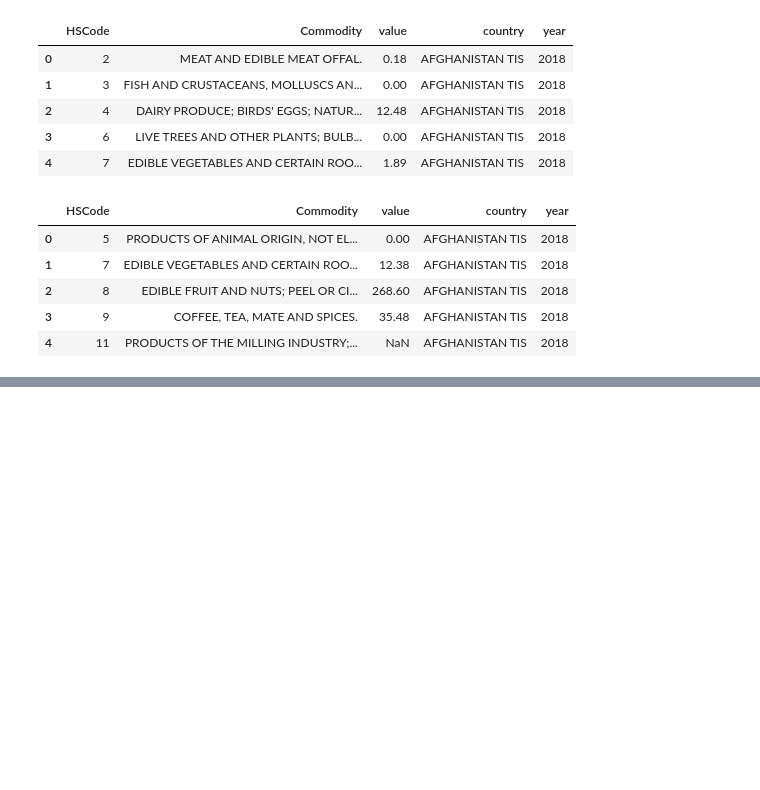
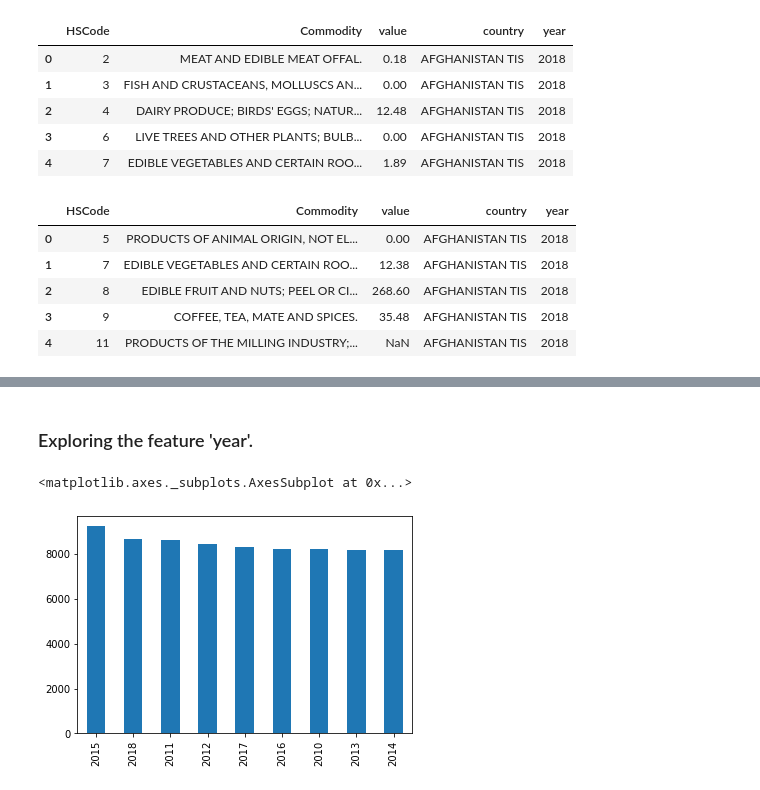
Before and after one commit to Titashmkhrj/Exploration-of-Indian-trade-project, a Jupyter notebook: India_trade_data.ipynb, the cells around one changed output, grey strips where cells are left out. Drawn from its saved outputs; the diff is of its cells as text; code cells hidden in the pictures; blank space fills up the shorter version.

Commit message:
added exploratory data analysis

```diff
--- a/India_trade_data.ipynb
+++ b/India_trade_data.ipynb
@@ -39,8 +39,8 @@ import matplotlib.pyplot as plt
 * 2018-2010_export.csv - export data
 * 2018-2010_import.csv - import data
 # %%
-export_data = pd.read_csv('2018-2010_export.csv')
-import_data = pd.read_csv('2018-2010_import.csv')
+export_data = pd.read_csv('data/2018-2010_export.csv')
+import_data = pd.read_csv('data/2018-2010_import.csv')
 
 print(export_data.shape, import_data.shape) # let's see the size f our datasets.
 # %% [output]
@@ -65,0 +280,7 @@ import_data.head()
+# %% [markdown]
+### Exploring the feature 'year'.
+# %%
+(import_data['year'].value_counts()).plot.bar()
+# %% [output]
+<matplotlib.axes._subplots.AxesSubplot at 0x...>
+[figure, added]
```
Also changed, not shown: parts of 31 cells of this notebook.
